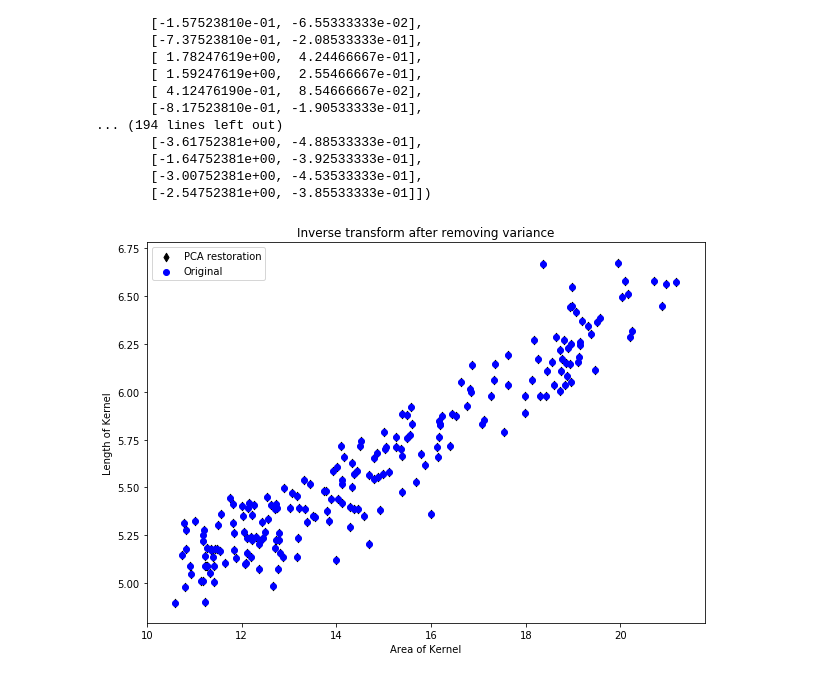
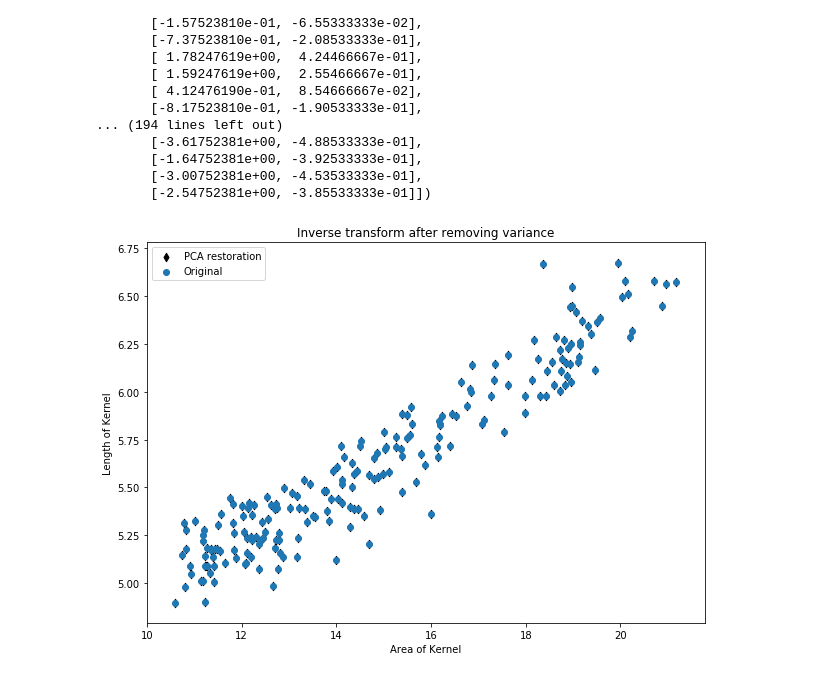
Before and after one commit to PacktWorkshops/The-Unsupervised-Learning-Workshop, a Jupyter notebook: Chapter04/Exercise4.05/Exercise4.05.ipynb, the cells around one changed output. Saved outputs shown, nothing was run; the diff lists cells and outputs as text; code cells hidden in the pictures.

Commit message:
Changing color of plot of EX4.05 and Ex4.06

```diff
--- a/Chapter04/Exercise4.05/Exercise4.05.ipynb
+++ b/Chapter04/Exercise4.05/Exercise4.05.ipynb
@@ -120,11 +120,11 @@ data_restored += means
 # %%
 plt.figure(figsize=(10, 7))
 plt.scatter(data_restored[:,0], data_restored[:,1], marker='d', label='PCA restoration', c='k')
-plt.scatter(df['A'], df['LK'], marker='o', label='Original', c='b')
+plt.scatter(df['A'], df['LK'], marker='o', label='Original', c='#1f77b4')
 plt.legend()
 plt.xlabel('Area of Kernel')
 plt.ylabel('Length of Kernel')
 plt.title('Inverse transform after removing variance')
 plt.show()
 # %% [output]
-[figure, old version]
+[figure, new version]
```
Also changed, not shown: 1 other file.
